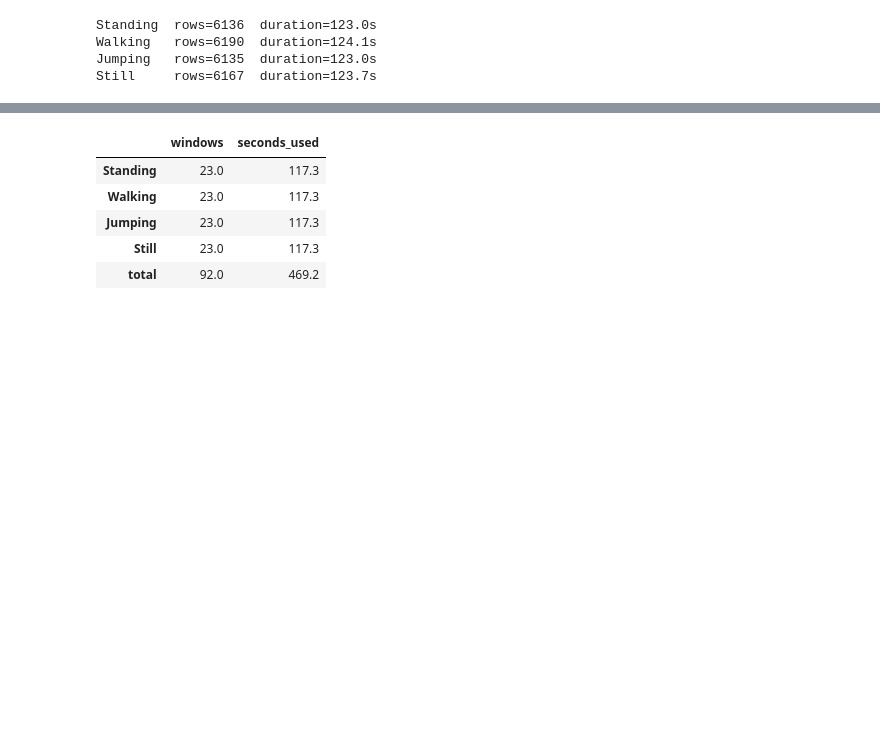
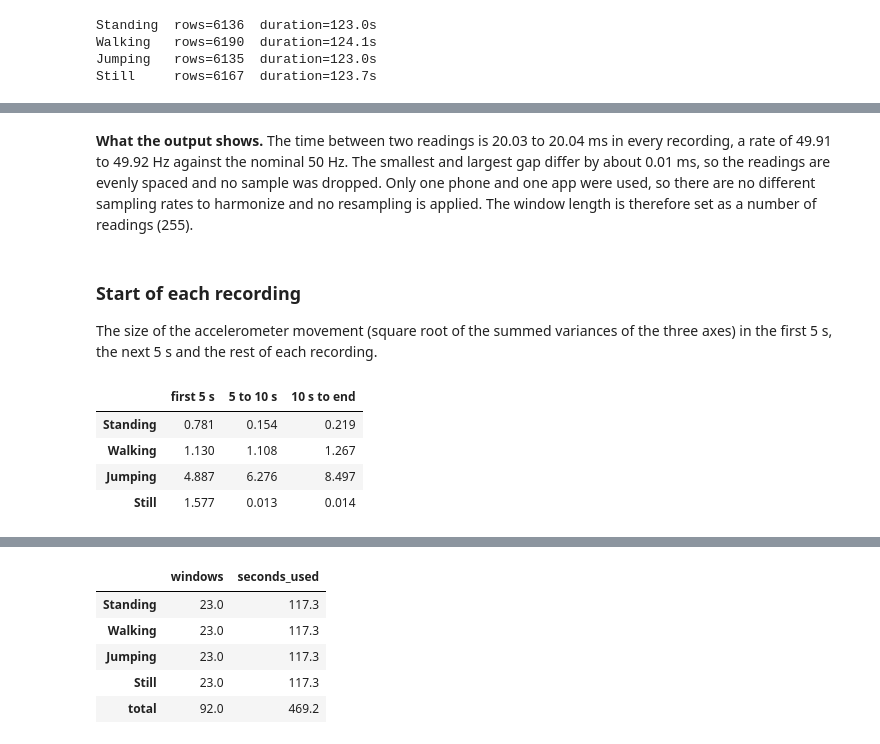
Before and after one commit to jmuhire13/hmm-activity-recognition, a Jupyter notebook: notebooks/data_preparation.ipynb, the cells around one changed output, grey strips where cells are left out. Drawn from its saved outputs; the diff is of its cells as text; code cells hidden in the pictures; blank space fills up the shorter version.

```diff
--- a/notebooks/data_preparation.ipynb
+++ b/notebooks/data_preparation.ipynb
@@ -53,0 +83,27 @@ Still     rows=6167  duration=123.7s
+# %% [markdown]
+**What the output shows.** The time between two readings is 20.03 to 20.04 ms in every recording, a rate of 49.91 to 49.92 Hz against the nominal 50 Hz. The smallest and largest gap differ by about 0.01 ms, so the readings are evenly spaced and no sample was dropped. Only one phone and one app were used, so there are no different sampling rates to harmonize and no resampling is applied. The window length is therefore set as a number of readings (255).
+# %% [markdown]
+### Start of each recording
+
+The size of the accelerometer movement (square root of the summed variances of the three axes) in the first 5 s, the next 5 s and the rest of each recording.
+# %%
+def movement_size(table):
+    """Square root of the summed variances of the three accelerometer axes."""
+    return float(np.sqrt(sum(table[f"acc_{a}"].var() for a in AXES)))
+
+
+periods = {"first 5 s": (0, 5), "5 to 10 s": (5, 10), "10 s to end": (10, np.inf)}
+start_check = {
+    activity: {
+        name: movement_size(table[(table["time_s"] >= lo) & (table["time_s"] < hi)])
+        for name, (lo, hi) in periods.items()
+    }
+    for activity, table in recordings.items()
+}
+pd.DataFrame(start_check).T.round(3)
+# %% [output]
+|  | first 5 s | 5 to 10 s | 10 s to end |
+| Standing | 0.781 | 0.154 | 0.219 |
+| Walking | 1.130 | 1.108 | 1.267 |
+| Jumping | 4.887 | 6.276 | 8.497 |
+| Still | 1.577 | 0.013 | 0.014 |
```
Also changed, not shown: parts of 13 cells of this notebook, 12 other files.
